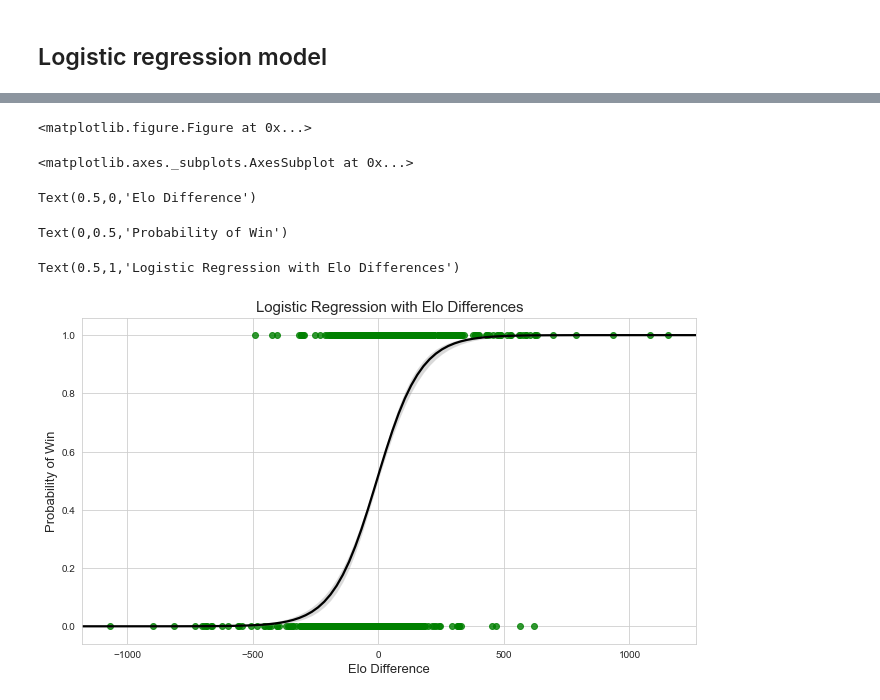
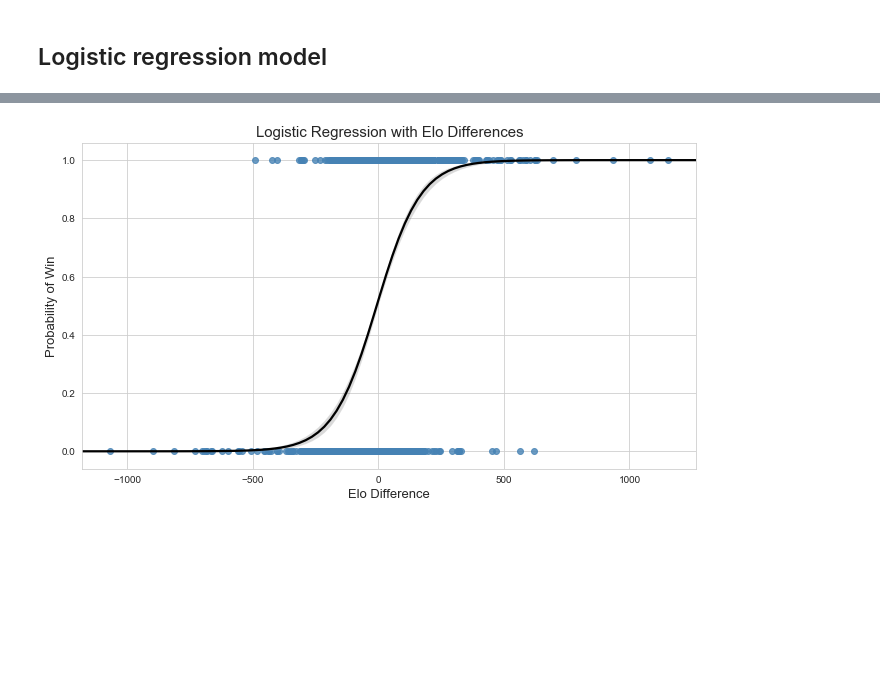
Before and after one commit to eonofrey/elo_analysis, a Jupyter notebook: elo_analysis.ipynb, the cells around one changed output, grey strips where cells are left out. Cells and saved outputs as stored; diff of their text form; code cells hidden in the pictures; blank space fills up the shorter version.

```diff
--- a/elo_analysis.ipynb
+++ b/elo_analysis.ipynb
@@ -271,28 +217,25 @@ elo_diff     0.0110     0.0001   110.1334   0.0000   0.0109   0.0112
 # %%
 sns.set_style("whitegrid")
 plt.figure(figsize=(11, 6))
 
 
 sns.regplot(x='elo_diff',
             y='win',
             data=data.tail(5000),
             logistic=True,
-            color='green',
+            color='steelblue',
             line_kws={'color': 'black'})
 
 
 plt.xlabel('Elo Difference', fontsize=13)
 plt.ylabel('Probability of Win', fontsize=13)
 plt.title('Logistic Regression with Elo Differences', fontsize=15)
 
+plt.savefig('logistic_regression.png')
+
 plt.show()
 # %% [output]
-<matplotlib.figure.Figure at 0x...>
-<matplotlib.axes._subplots.AxesSubplot at 0x...>
-Text(0.5,0,'Elo Difference')
-Text(0,0.5,'Probability of Win')
-Text(0.5,1,'Logistic Regression with Elo Differences')
-[figure, old version]
+[figure, new version]
 # %%
 # Fit model on training data
 from sklearn.linear_model import LogisticRegression
```
Also changed, not shown: parts of 14 cells of this notebook.
